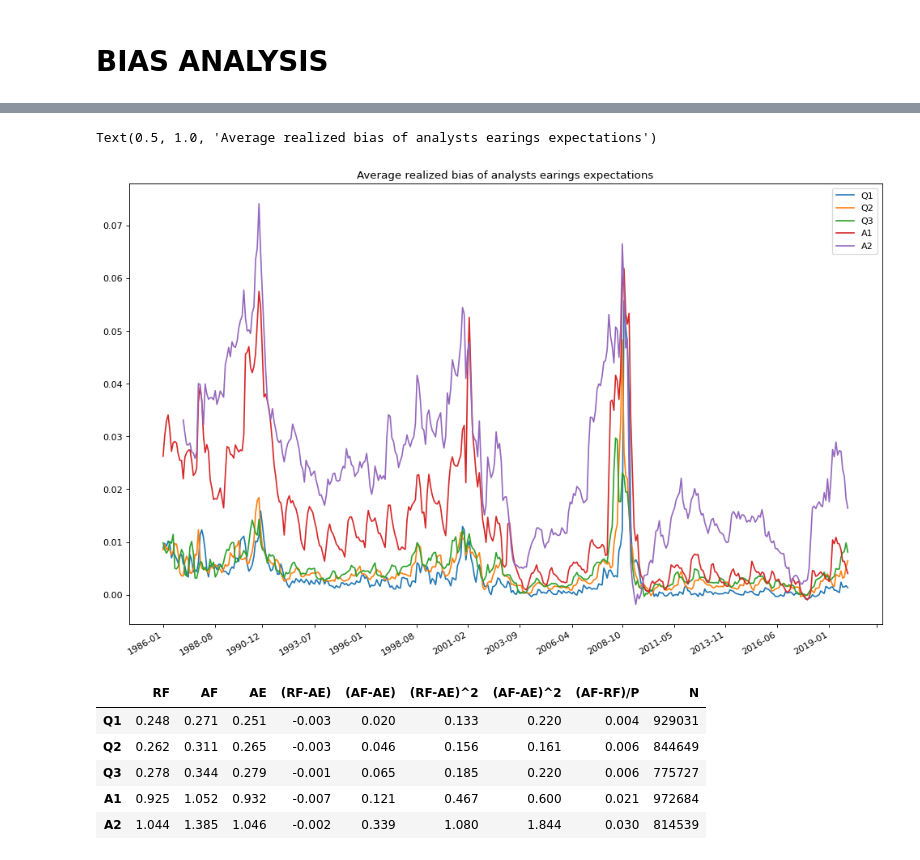
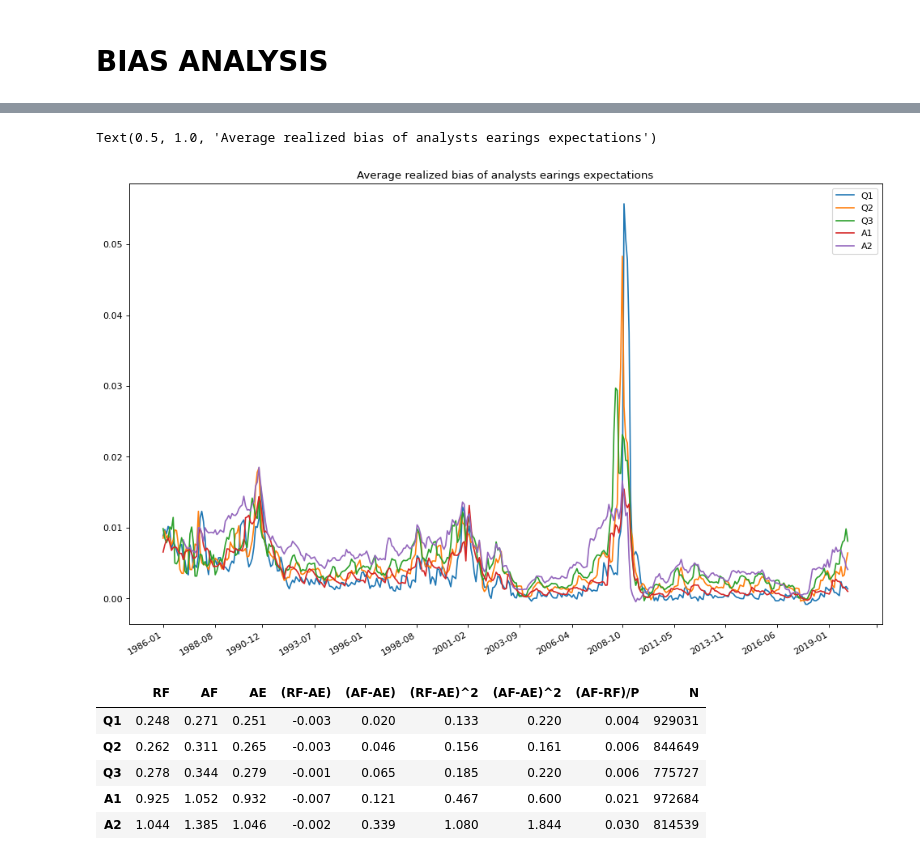
Before and after one commit to NicoloMarsucco/ML-financial-modelling, a Jupyter notebook: bias_analysis.ipynb, the cells around one changed output, grey strips where cells are left out. Saved outputs shown, nothing was run; the diff lists cells and outputs as text; code cells hidden in the pictures.

Commit message:
fixed graphs bias

```diff
--- a/bias_analysis.ipynb
+++ b/bias_analysis.ipynb
@@ -32,18 +33,18 @@ Text(0.5, 1.0, 'Average bias of analysts earings expectations relative to machin
 # %%
 plt.figure(figsize=(15, 10), dpi=80)
 for period, df in data.items():
+    df['bias_analyst_actual'] = (df.adj_meanest - df.adj_actual) / df.price
     if period == 'A2' or period=='A1':
-        df.biased_expectation = df.biased_expectation/4
-    df['bias_analyst_actual'] = (df.adj_meanest - df.adj_actual) / df.price
+        df.bias_analyst_actual = df.bias_analyst_actual / 4
     plt.plot(df.Date.unique().astype(str), df.groupby(['Date']).bias_analyst_actual.apply(lambda x: stats.trim_mean(x, 0.01)), label=period);
 locator = mdate.MonthLocator()
 plt.gca().xaxis.set_major_locator(locator)
 plt.gcf().autofmt_xdate()
 plt.legend()
 plt.title('Average realized bias of analysts earings expectations')
 # %% [output]
 Text(0.5, 1.0, 'Average realized bias of analysts earings expectations')
-[figure, old version]
+[figure, new version]
 # %%
 def compute_bias_results ( period):
     df = data[period]
```
Also changed, not shown: parts of 2 cells of this notebook.
